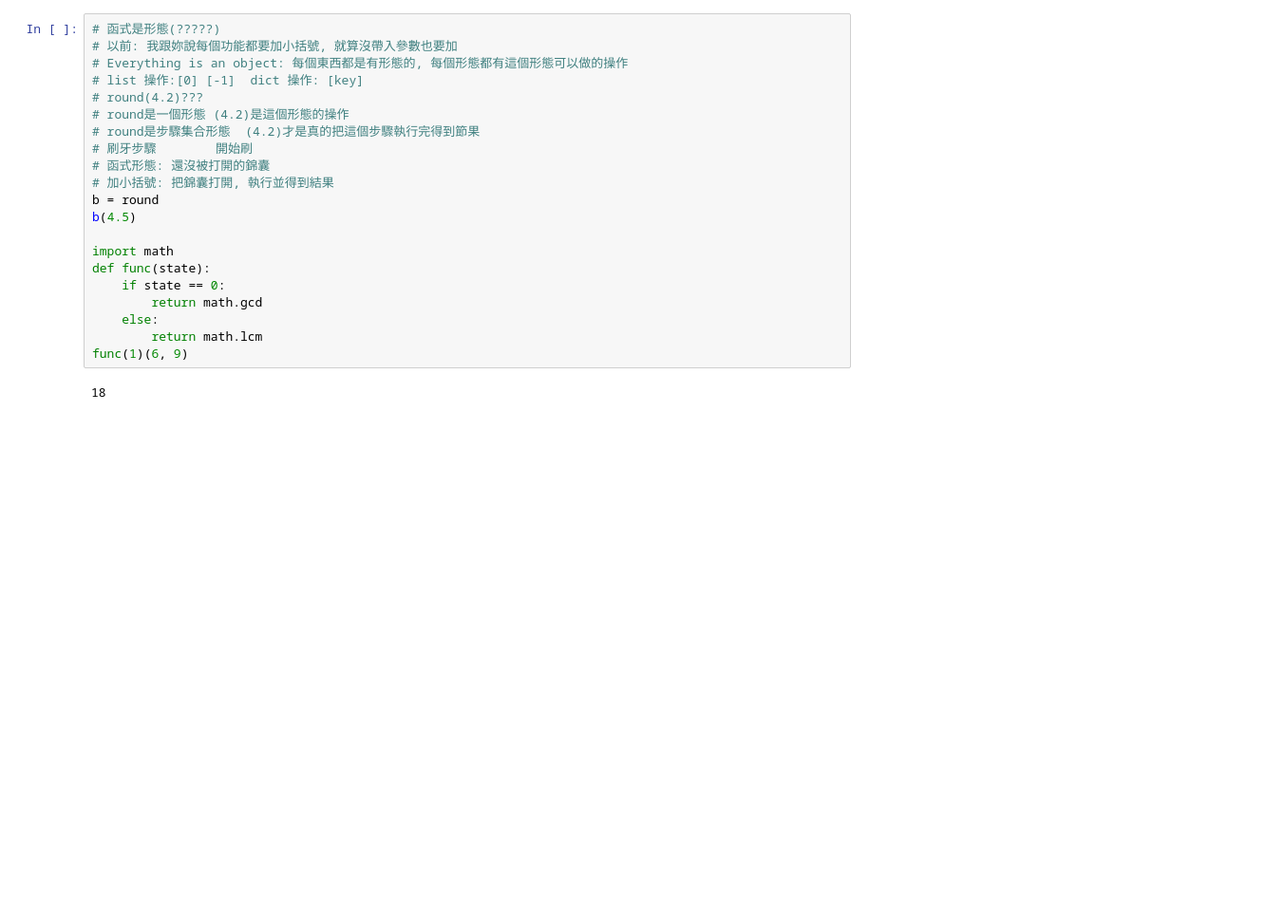
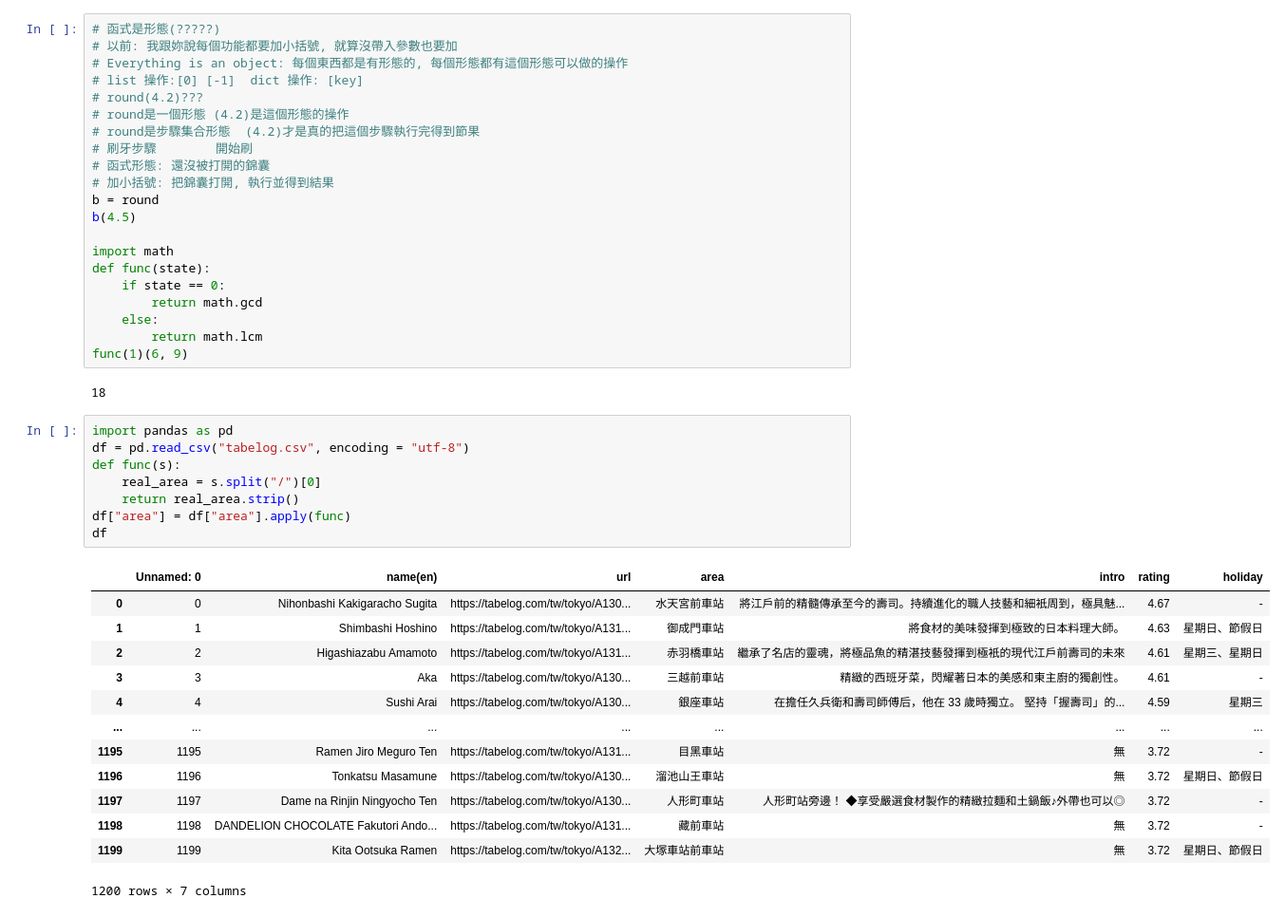
Before and after one commit to shannonshih/Tibame_GAD245-Practice-HW_0113, a Jupyter notebook: Practice01_0113.ipynb, the cells around one changed output. Shown: that part at 95% size. Saved outputs shown, nothing was run; the diff lists cells and outputs as text; blank space fills up the shorter version.

```diff
--- a/Practice01_0113.ipynb
+++ b/Practice01_0113.ipynb
@@ -235,3 +235,25 @@ def func(state):
 func(1)(6, 9)
 # %% [output]
 18
+# %%
+import pandas as pd
+df = pd.read_csv("tabelog.csv", encoding = "utf-8")
+def func(s):
+    real_area = s.split("/")[0]
+    return real_area.strip()
+df["area"] = df["area"].apply(func)
+df
+# %% [output]
+|  | Unnamed: 0 | name(en) | url | area | intro | rating | holiday |
+| 0 | 0 | Nihonbashi Kakigaracho Sugita | https://tabelog.com/tw/tokyo/A130... | 水天宮前車站 | 將江戶前的精髓傳承至今的壽司。持續進化的職人技藝和細衹周到，極具魅... | 4.67 | - |
+| 1 | 1 | Shimbashi Hoshino | https://tabelog.com/tw/tokyo/A131... | 御成門車站 | 將食材的美味發揮到極致的日本料理大師。 | 4.63 | 星期日、節假日 |
+| 2 | 2 | Higashiazabu Amamoto | https://tabelog.com/tw/tokyo/A131... | 赤羽橋車站 | 繼承了名店的靈魂，將極品魚的精湛技藝發揮到極衹的現代江戶前壽司的未來 | 4.61 | 星期三、星期日 |
+| 3 | 3 | Aka | https://tabelog.com/tw/tokyo/A130... | 三越前車站 | 精緻的西班牙菜，閃耀著日本的美感和東主廚的獨創性。 | 4.61 | - |
+| 4 | 4 | Sushi Arai | https://tabelog.com/tw/tokyo/A130... | 銀座車站 | 在擔任久兵衛和壽司師傅后，他在 33 歲時獨立。 堅持「握壽司」的... | 4.59 | 星期三 |
+| ... | ... | ... | ... | ... | ... | ... | ... |
+| 1195 | 1195 | Ramen Jiro Meguro Ten | https://tabelog.com/tw/tokyo/A131... | 目黑車站 | 無 | 3.72 | - |
+| 1196 | 1196 | Tonkatsu Masamune | https://tabelog.com/tw/tokyo/A130... | 溜池山王車站 | 無 | 3.72 | 星期日、節假日 |
+| 1197 | 1197 | Dame na Rinjin Ningyocho Ten | https://tabelog.com/tw/tokyo/A130... | 人形町車站 | 人形町站旁邊！ ◆享受嚴選食材製作的精緻拉麵和土鍋飯♪外帶也可以◎ | 3.72 | - |
+| 1198 | 1198 | DANDELION CHOCOLATE Fakutori Ando... | https://tabelog.com/tw/tokyo/A131... | 藏前車站 | 無 | 3.72 | - |
+| 1199 | 1199 | Kita Ootsuka Ramen | https://tabelog.com/tw/tokyo/A132... | 大塚車站前車站 | 無 | 3.72 | 星期日、節假日 |
+1200 rows × 7 columns
```
Also changed, not shown: parts of 10 cells of this notebook.
